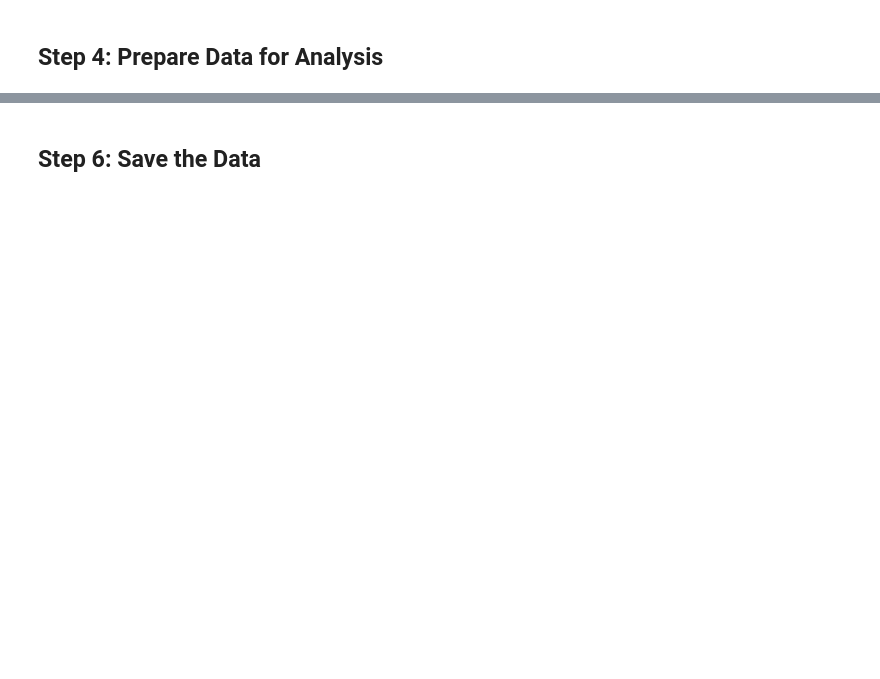
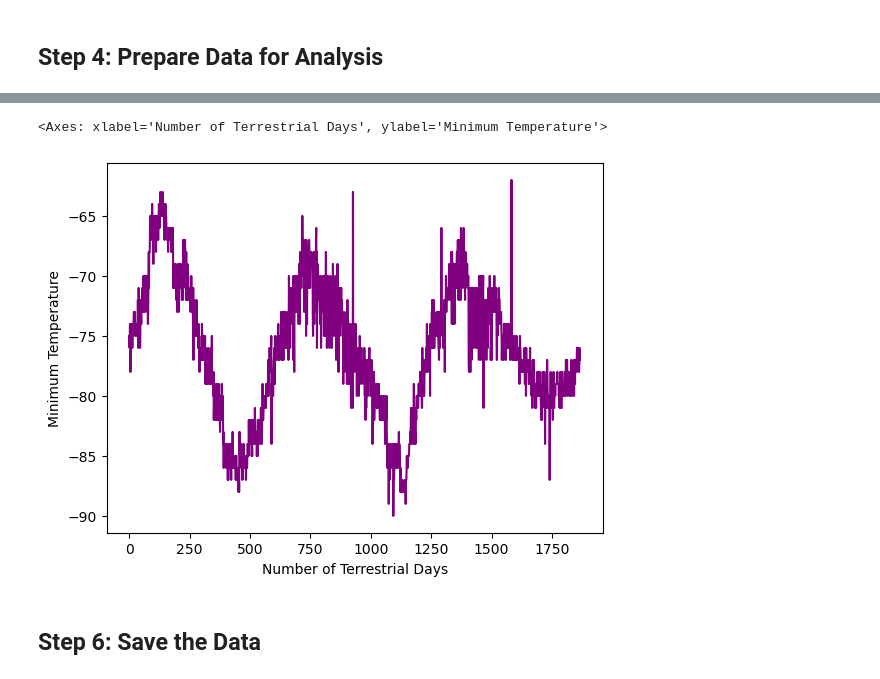
Before and after one commit to martabaker/ds_module_11_data_collection, a Jupyter notebook: Starter_Code/Mars Website.ipynb, the cells around one changed output, grey strips where cells are left out. Drawn from its saved outputs; the diff is of its cells as text; code cells hidden in the pictures; blank space fills up the shorter version.

```diff
--- a/Starter_Code/Mars Website.ipynb
+++ b/Starter_Code/Mars Website.ipynb
@@ -78,6 +222,10 @@ Write-up:
 # %%
 # How many terrestrial (earth) days are there in a Martian year?
 # Plot daily minimum temperature (y-axis); x-axis is the day of the year
+df.min_temp.plot(kind='line', xlabel='Number of Terrestrial Days', ylabel='Minimum Temperature', color='purple')
+# %% [output]
+<Axes: xlabel='Number of Terrestrial Days', ylabel='Minimum Temperature'>
+[figure, added]
 # %% [markdown]
 ## Step 6: Save the Data
 # %%
```
Also changed, not shown: parts of 15 cells of this notebook, 1 other file.
